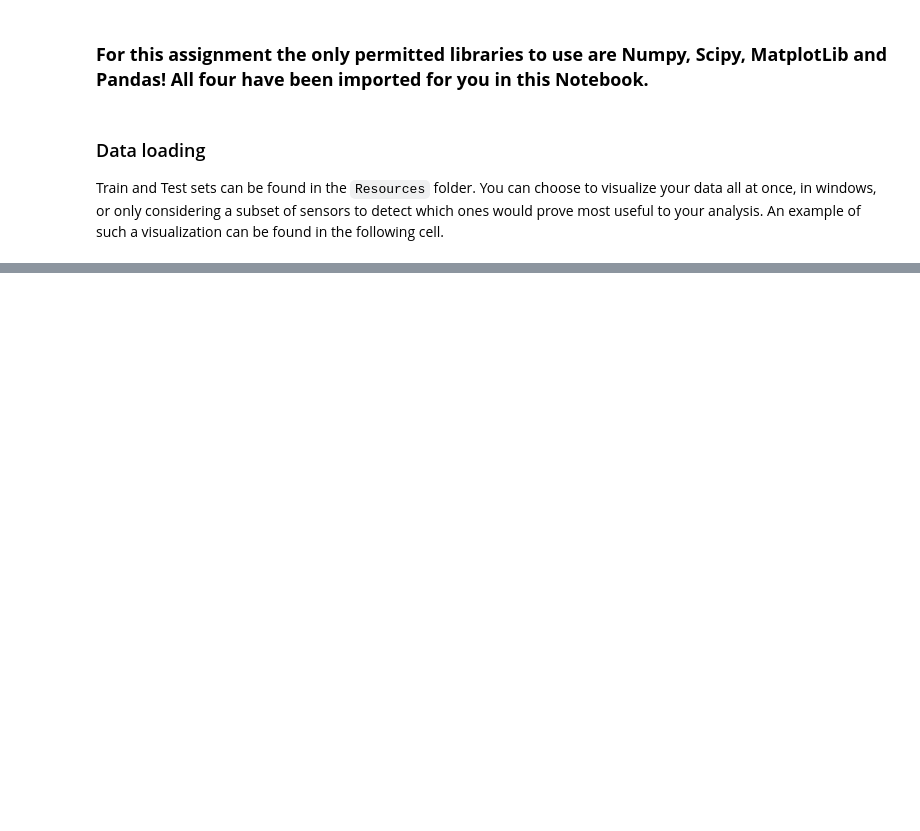
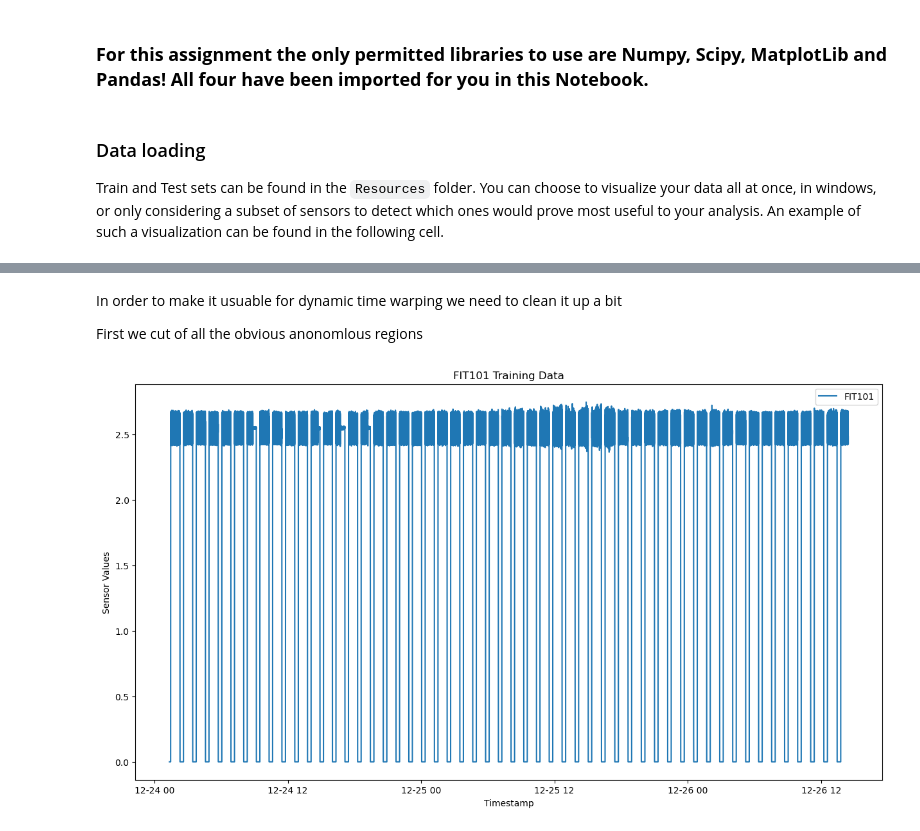
Before and after one commit to blockdoth/data-mining, a Jupyter notebook: Anomaly Detection.ipynb, the cells around one changed output, grey strips where cells are left out. Saved outputs shown, nothing was run; the diff lists cells and outputs as text; code cells hidden in the pictures; blank space fills up the shorter version.

```diff
--- a/Anomaly Detection.ipynb
+++ b/Anomaly Detection.ipynb
@@ -306,0 +201,10 @@ LinAlgError: Array must not contain infs or NaNs
+# %% [markdown]
+In order to make it usuable for dynamic time warping we need to clean it up a bit
+
+First we cut of all the obvious anonomlous regions
+# %%
+cleaned_data = train_data.loc[120000:340000]
+
+visualize_sensor_data(cleaned_data, title=f"FIT101 Training Data", sensors=["FIT101"])
+# %% [output]
+[figure, added]
```
Also changed, not shown: parts of 43 cells of this notebook, 2 other files.
